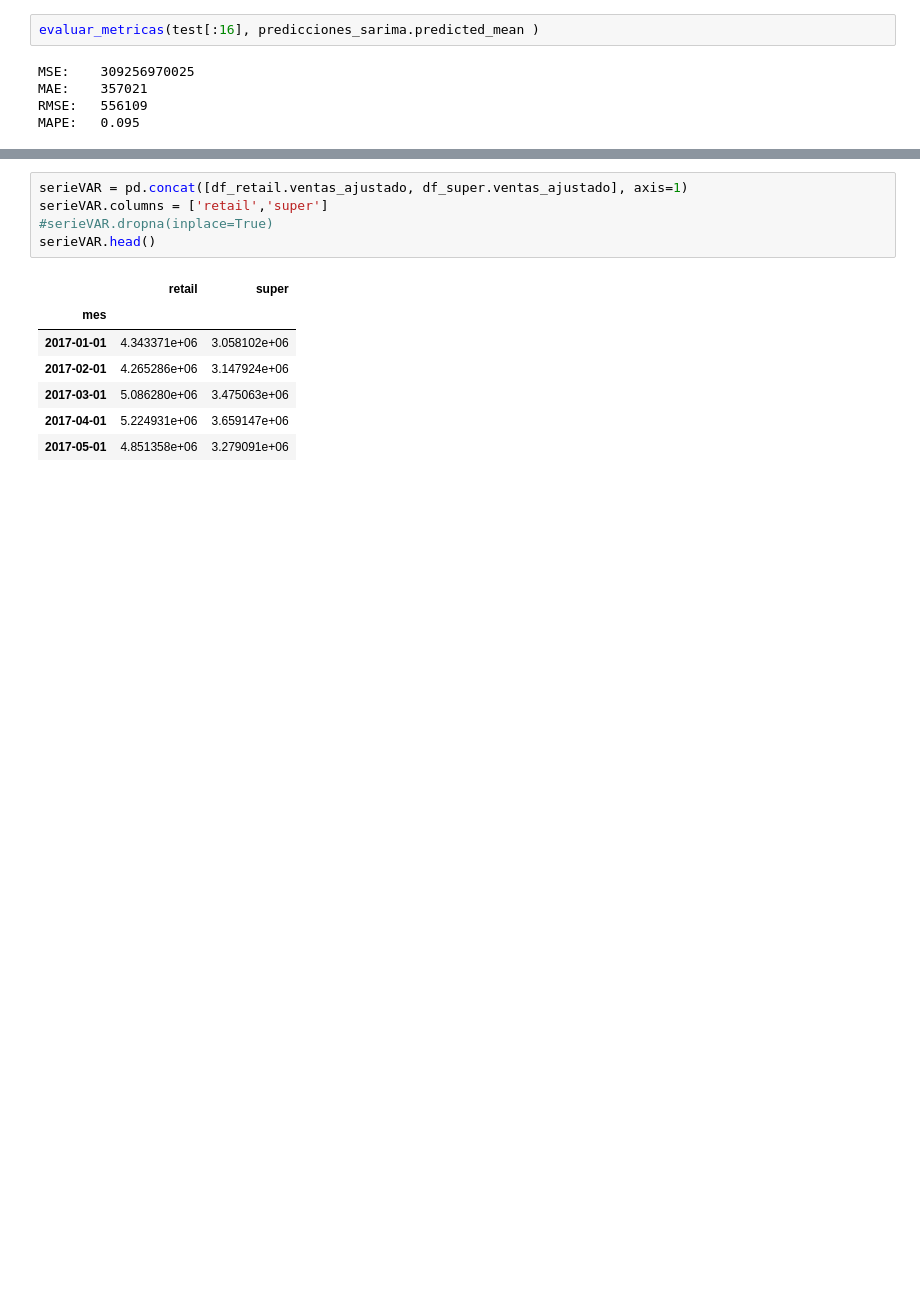
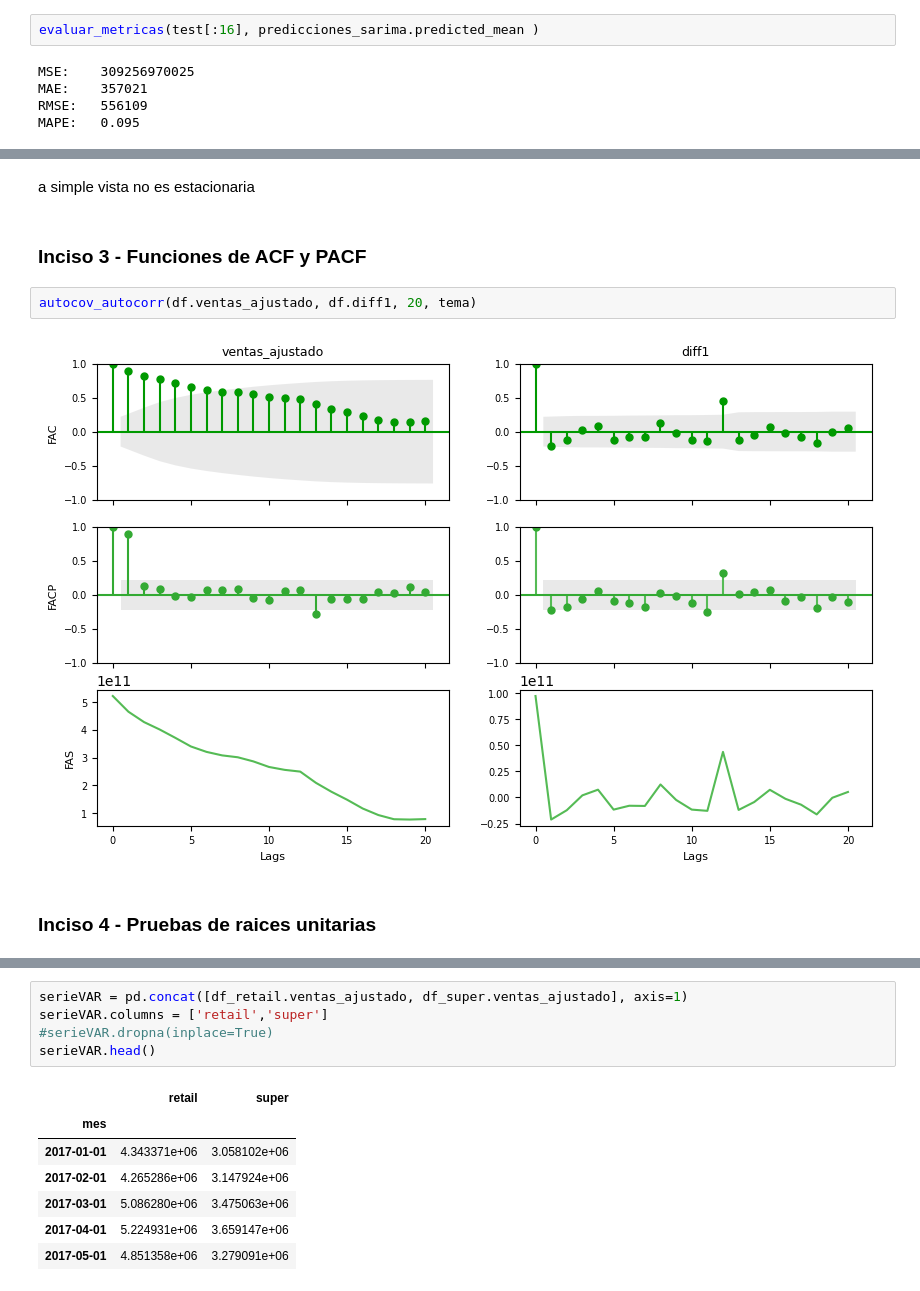
Before and after one commit to waldof86/AST, a Jupyter notebook: TP1/TP1 v4.ipynb, the cells around one changed output, grey strips where cells are left out. Cells and saved outputs as stored; diff of their text form; blank space fills up the shorter version.

```diff
--- a/TP1/TP1 v4.ipynb
+++ b/TP1/TP1 v4.ipynb
@@ -665,0 +683,10 @@ MAPE:   0.095
+# %% [markdown]
+a simple vista no es estacionaria
+# %% [markdown]
+### Inciso 3 - Funciones de ACF y PACF
+# %%
+autocov_autocorr(df.ventas_ajustado, df.diff1, 20, tema)
+# %% [output]
+[figure, added]
+# %% [markdown]
+### Inciso 4 - Pruebas de raices unitarias
```
Also changed, not shown: parts of 70 cells of this notebook, 1 other file.
